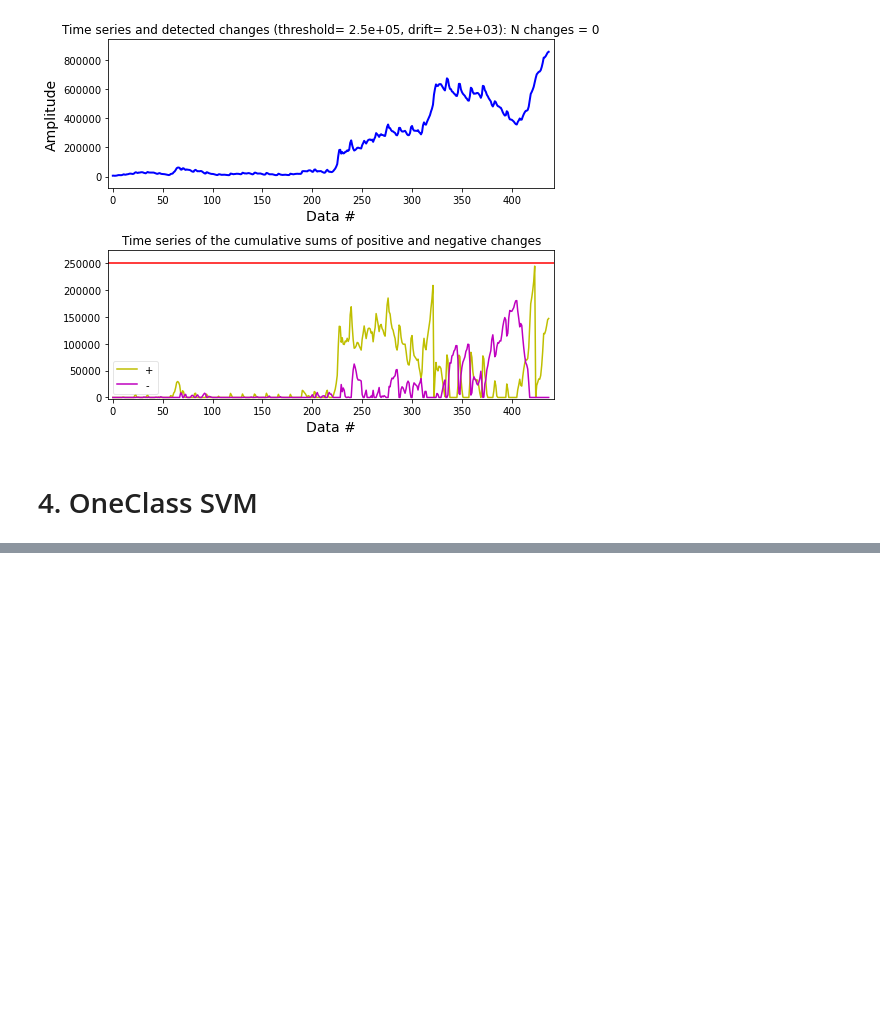
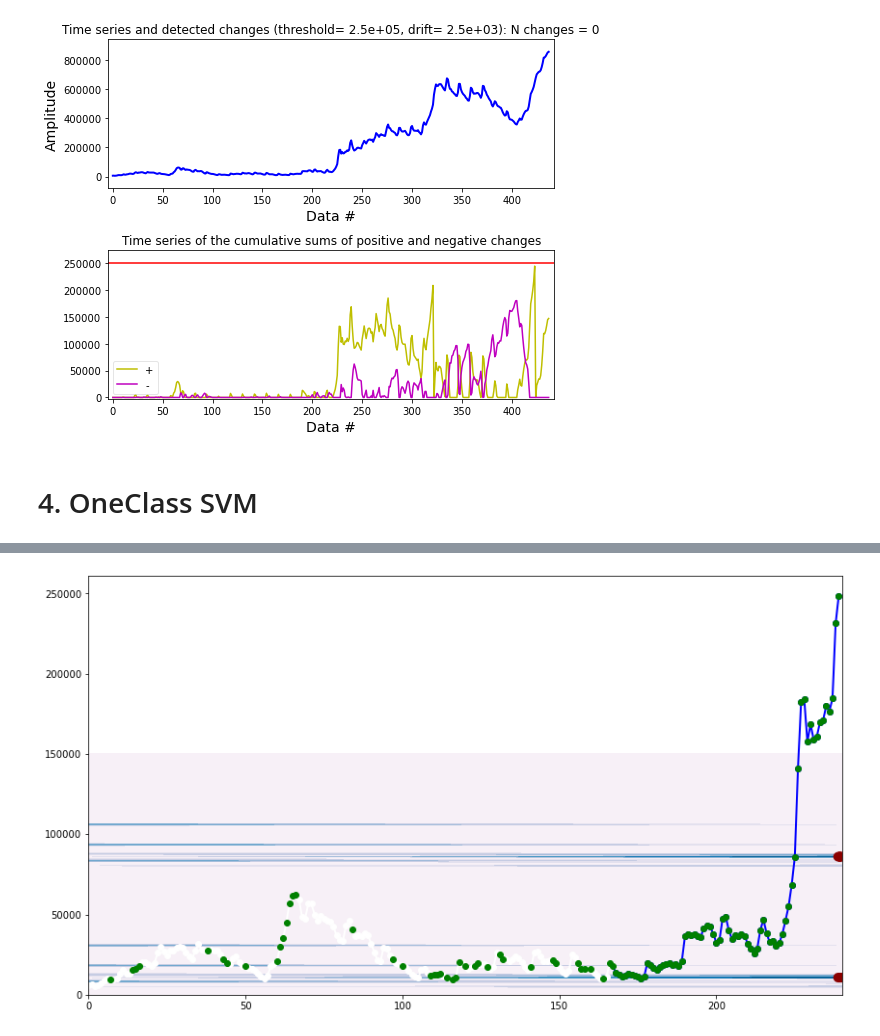
Before and after one commit to HeliosBI/AMLHW15_timeline_anomally, a Jupyter notebook: AMLHW15.ipynb, the cells around one changed output, grey strips where cells are left out. Saved outputs shown, nothing was run; the diff lists cells and outputs as text; code cells hidden in the pictures; blank space fills up the shorter version.

```diff
--- a/AMLHW15.ipynb
+++ b/AMLHW15.ipynb
@@ -327,0 +378,38 @@ ta, tai, taf, amp = detect_cusum(signal_2, 250000, 2500, True, True)
+# %%
+clf2 = svm.OneClassSVM(nu=0.01, kernel="rbf", gamma=0.01)
+clf2.fit(sig[:168])
+
+y_pred_train = clf2.predict(sig2[:168])
+y_pred_test = clf2.predict(sig2[168:240])
+# %%
+y = np.linspace(0, 150000, 240).reshape(-1, 1)
+Z = clf2.decision_function(y)
+Z = np.hstack((Z, Z))
+y = y.reshape(240)
+# %%
+false_positive_train = []
+false_positive_test = []
+for i, t in enumerate(y_pred_train):
+    if t != 1:
+        false_positive_train.append((i, sig2[i]))
+
+for i, t in enumerate(y_pred_test):
+    if t != 1:
+        idx = len(y_pred_train) + i
+        false_positive_test.append((idx, sig2[idx]))
+# %%
+false_positive_train = np.array(false_positive_train)
+false_positive_test = np.array(false_positive_test)
+# %%
+plt.figure(figsize=(14,8))
+plt.contourf([0, sig2.shape[0]], y, Z.reshape(240, 2), cmap=plt.cm.PuBu)
+plt.contour([0, sig2.shape[0]], y, Z.reshape(240, 2), levels=[0], linewidths=10, colors='darkred')
+plt.plot(range(168), sig2[:168], 'wo', linewidth=10)
+plt.plot(range(168), sig2[:168], 'w-', linewidth=2)
+plt.plot(range(168,sig2.shape[0]), sig2[168:], 'bo', linewidth=10)
+plt.plot(range(167,sig2.shape[0]), sig2[167:], 'b-', linewidth=2)
+plt.plot(false_positive_train[:, 0], false_positive_train[:, 1], 'go')
+plt.plot(false_positive_test[:, 0], false_positive_test[:, 1], 'go')
+plt.show()
+# %% [output]
+[figure, added]
```
Also changed, not shown: parts of 20 cells of this notebook.
